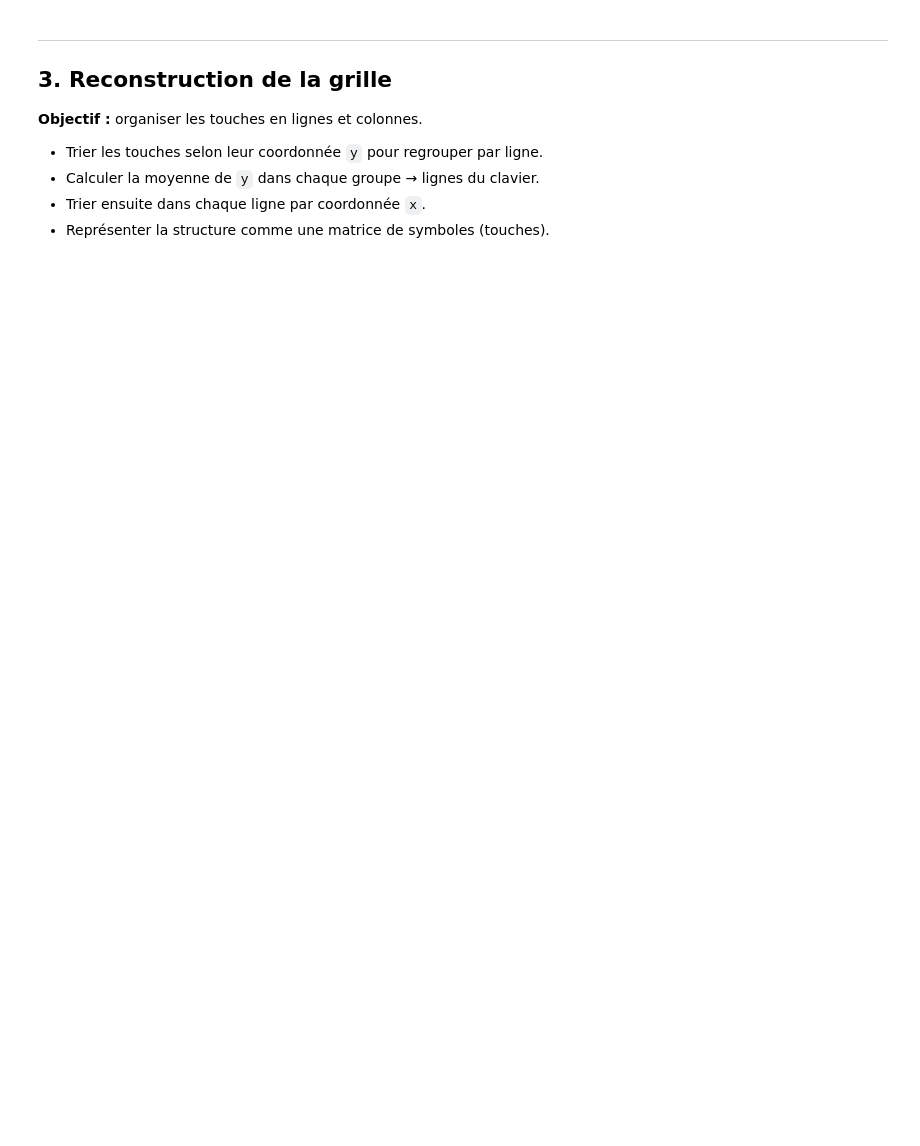
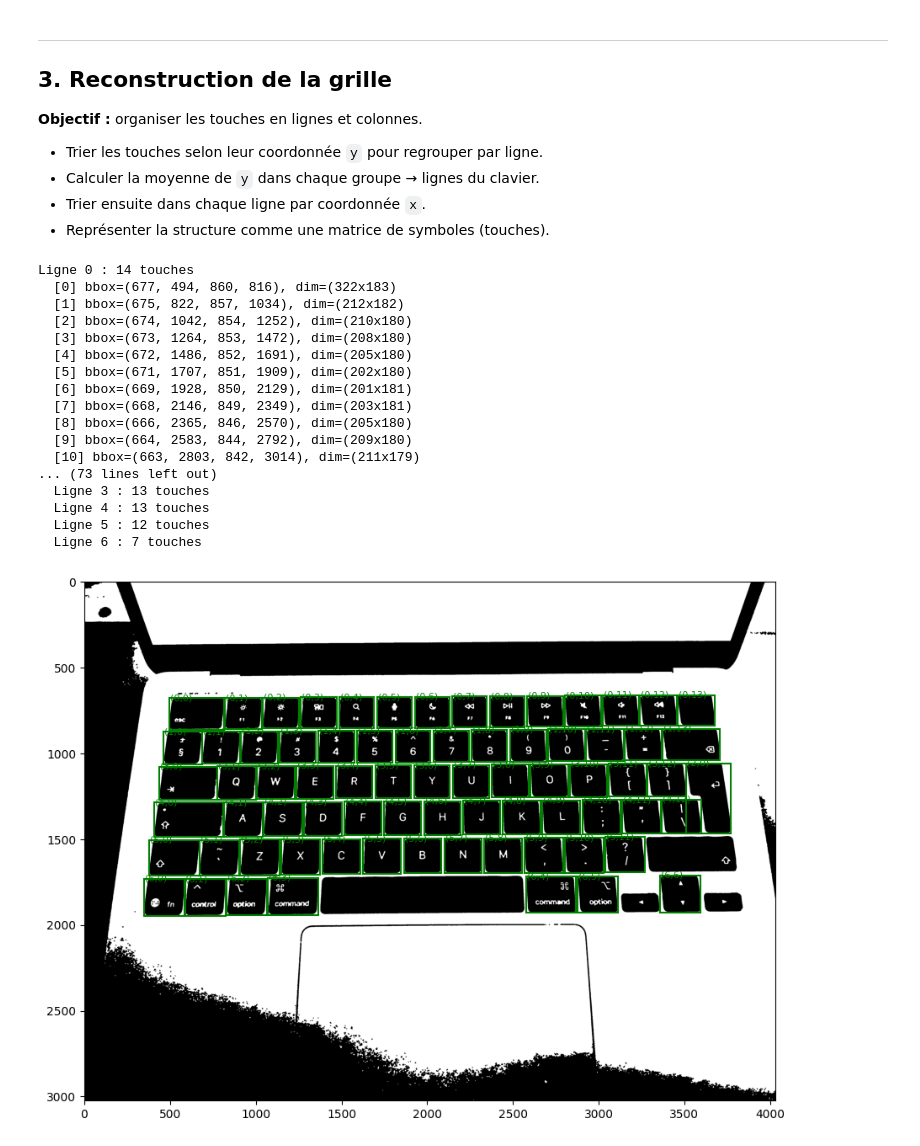
Before and after one commit to NicoHoed/EPHEC-Signaux-III, a Jupyter notebook: notebooks/keyboard_layout_detection.ipynb, the cells around one changed output. Saved outputs shown, nothing was run; the diff lists cells and outputs as text; code cells hidden in the pictures; blank space fills up the shorter version.

```diff
--- a/notebooks/keyboard_layout_detection.ipynb
+++ b/notebooks/keyboard_layout_detection.ipynb
@@ -82,3 +82,48 @@ plt.show()
 - Calculer la moyenne de `y` dans chaque groupe → lignes du clavier.
 - Trier ensuite dans chaque ligne par coordonnée `x`.
 - Représenter la structure comme une matrice de symboles (touches).
+# %%
+from src.construct_grid import reconstruire_grille, afficher_grille
+
+# Reconstruire la grille à partir des boites de touches détectées
+grille = reconstruire_grille(boites_touches, seuil_y=50)
+
+# Afficher des informations sur la grille
+afficher_grille(grille)
+
+# Visualiser : afficher la grille sur l'image
+plt.figure(figsize=(12, 8))
+plt.imshow(binaire, cmap='gray')
+
+for num_ligne, ligne in enumerate(grille):
+    for num_col, touche in enumerate(ligne):
+        minr, minc, maxr, maxc = touche["bbox"]
+        rect = plt.Rectangle((minc, minr), maxc - minc, maxr - minr,
+                             edgecolor='green', facecolor='none', linewidth=1.5)
+        plt.gca().add_patch(rect)
+        # Ajouter le numéro de la touche
+        plt.text(minc + 5, minr + 15, f"({num_ligne},{num_col})",
+                color='green', fontsize=8)
+
+print(f"Grille : {len(grille)} lignes")
+for i, ligne in enumerate(grille):
+    print(f"  Ligne {i} : {len(ligne)} touches")
+# %% [output]
+Ligne 0 : 14 touches
+  [0] bbox=(677, 494, 860, 816), dim=(322x183)
+  [1] bbox=(675, 822, 857, 1034), dim=(212x182)
+  [2] bbox=(674, 1042, 854, 1252), dim=(210x180)
+  [3] bbox=(673, 1264, 853, 1472), dim=(208x180)
+  [4] bbox=(672, 1486, 852, 1691), dim=(205x180)
+  [5] bbox=(671, 1707, 851, 1909), dim=(202x180)
+  [6] bbox=(669, 1928, 850, 2129), dim=(201x181)
+  [7] bbox=(668, 2146, 849, 2349), dim=(203x181)
+  [8] bbox=(666, 2365, 846, 2570), dim=(205x180)
+  [9] bbox=(664, 2583, 844, 2792), dim=(209x180)
+  [10] bbox=(663, 2803, 842, 3014), dim=(211x179)
+... (73 lines left out)
+  Ligne 3 : 13 touches
+  Ligne 4 : 13 touches
+  Ligne 5 : 12 touches
+  Ligne 6 : 7 touches
+[figure, added]
```
Also changed, not shown: parts of 1 cell of this notebook, 2 other files.
